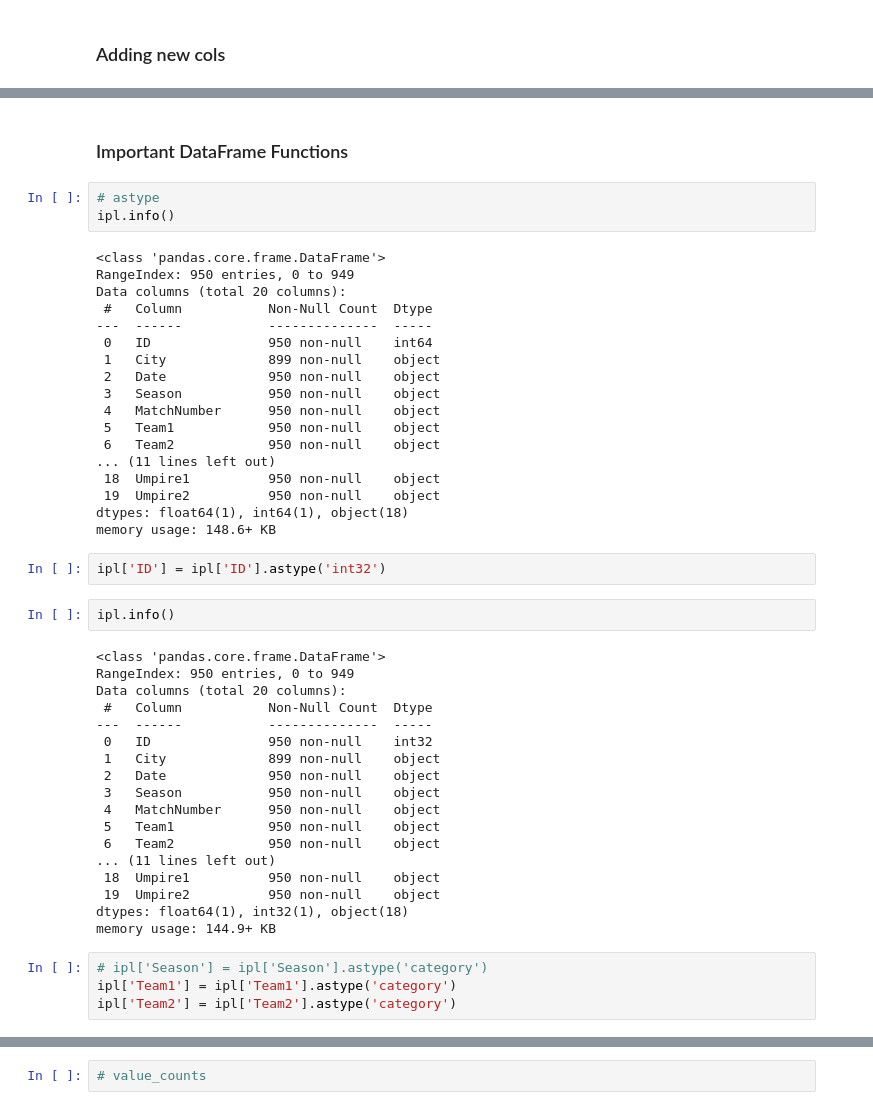
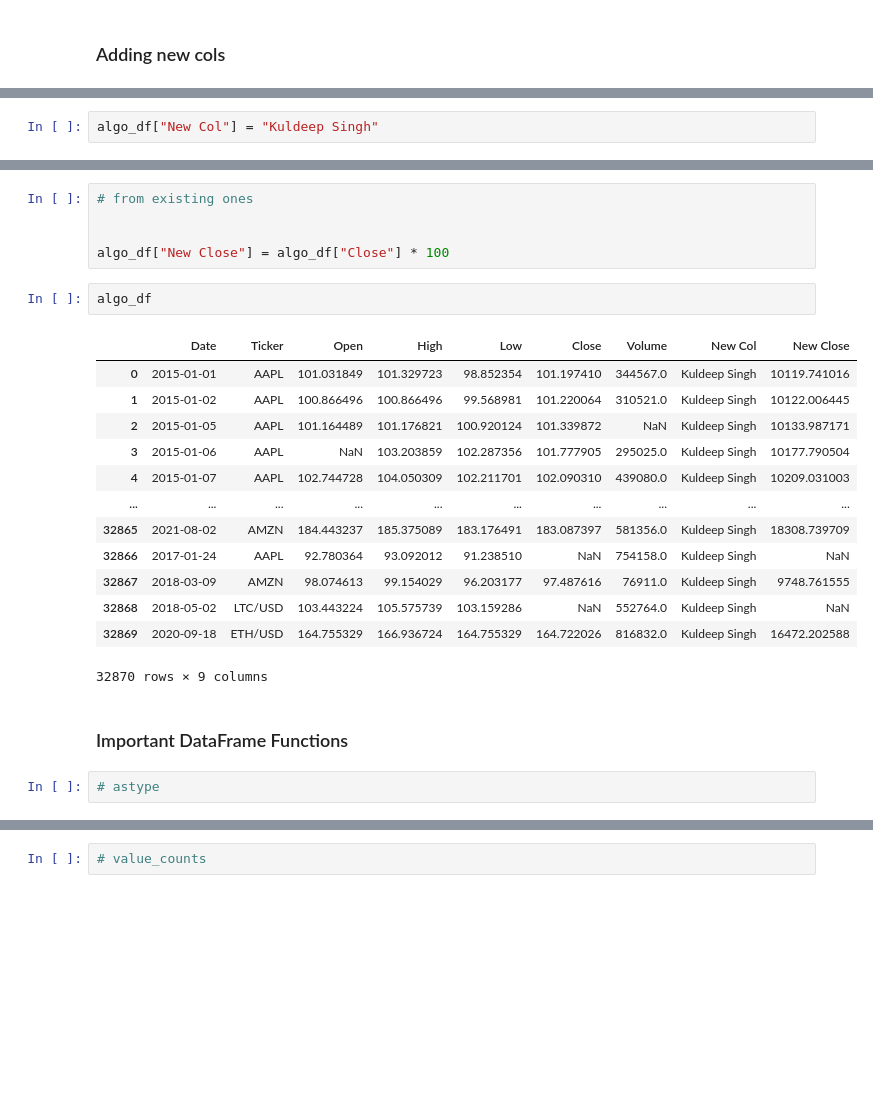
Before and after one commit to thekuldeepsingh/100-Days-Of-Hell-With-Python-Algotrading, a Jupyter notebook: Day_25_Pandas-Dataframes-In-Python-3/Day_25_Pandas-Dataframes-In-Python-3-1.ipynb, the cells around one changed output, grey strips where cells are left out. Cells and saved outputs as stored; diff of their text form; blank space fills up the shorter version.

```diff
--- a/Day_25_Pandas-Dataframes-In-Python-3/Day_25_Pandas-Dataframes-In-Python-3-1.ipynb
+++ b/Day_25_Pandas-Dataframes-In-Python-3/Day_25_Pandas-Dataframes-In-Python-3-1.ipynb
@@ -601,0 +208,2 @@ memory usage: 46.6+ KB
+# %%
+algo_df["New Col"] = "Kuldeep Singh"
@@ -602,49 +226,25 @@ memory usage: 46.6+ KB
+# %%
+# from existing ones
+
+
+algo_df["New Close"] = algo_df["Close"] * 100
+# %%
+algo_df
+# %% [output]
+|  | Date | Ticker | Open | High | Low | Close | Volume | New Col | New Close |
+| 0 | 2015-01-01 | AAPL | 101.031849 | 101.329723 | 98.852354 | 101.197410 | 344567.0 | Kuldeep Singh | 10119.741016 |
+| 1 | 2015-01-02 | AAPL | 100.866496 | 100.866496 | 99.568981 | 101.220064 | 310521.0 | Kuldeep Singh | 10122.006445 |
+| 2 | 2015-01-05 | AAPL | 101.164489 | 101.176821 | 100.920124 | 101.339872 | NaN | Kuldeep Singh | 10133.987171 |
+| 3 | 2015-01-06 | AAPL | NaN | 103.203859 | 102.287356 | 101.777905 | 295025.0 | Kuldeep Singh | 10177.790504 |
+| 4 | 2015-01-07 | AAPL | 102.744728 | 104.050309 | 102.211701 | 102.090310 | 439080.0 | Kuldeep Singh | 10209.031003 |
+| ... | ... | ... | ... | ... | ... | ... | ... | ... | ... |
+| 32865 | 2021-08-02 | AMZN | 184.443237 | 185.375089 | 183.176491 | 183.087397 | 581356.0 | Kuldeep Singh | 18308.739709 |
+| 32866 | 2017-01-24 | AAPL | 92.780364 | 93.092012 | 91.238510 | NaN | 754158.0 | Kuldeep Singh | NaN |
+| 32867 | 2018-03-09 | AMZN | 98.074613 | 99.154029 | 96.203177 | 97.487616 | 76911.0 | Kuldeep Singh | 9748.761555 |
+| 32868 | 2018-05-02 | LTC/USD | 103.443224 | 105.575739 | 103.159286 | NaN | 552764.0 | Kuldeep Singh | NaN |
+| 32869 | 2020-09-18 | ETH/USD | 164.755329 | 166.936724 | 164.755329 | 164.722026 | 816832.0 | Kuldeep Singh | 16472.202588 |
+32870 rows × 9 columns
 # %% [markdown]
 ### Important DataFrame Functions
 # %%
 # astype
-ipl.info()
-# %% [output]
-<class 'pandas.core.frame.DataFrame'>
-RangeIndex: 950 entries, 0 to 949
-Data columns (total 20 columns):
- #   Column           Non-Null Count  Dtype
----  ------           --------------  -----
- 0   ID               950 non-null    int64
- 1   City             899 non-null    object
- 2   Date             950 non-null    object
- 3   Season           950 non-null    object
- 4   MatchNumber      950 non-null    object
- 5   Team1            950 non-null    object
- 6   Team2            950 non-null    object
-... (11 lines left out)
- 18  Umpire1          950 non-null    object
- 19  Umpire2          950 non-null    object
-dtypes: float64(1), int64(1), object(18)
-memory usage: 148.6+ KB
-# %%
-ipl['ID'] = ipl['ID'].astype('int32')
-# %%
-ipl.info()
-# %% [output]
-<class 'pandas.core.frame.DataFrame'>
-RangeIndex: 950 entries, 0 to 949
-Data columns (total 20 columns):
- #   Column           Non-Null Count  Dtype
----  ------           --------------  -----
- 0   ID               950 non-null    int32
- 1   City             899 non-null    object
- 2   Date             950 non-null    object
- 3   Season           950 non-null    object
- 4   MatchNumber      950 non-null    object
- 5   Team1            950 non-null    object
- 6   Team2            950 non-null    object
-... (11 lines left out)
- 18  Umpire1          950 non-null    object
- 19  Umpire2          950 non-null    object
-dtypes: float64(1), int32(1), object(18)
-memory usage: 144.9+ KB
-# %%
-# ipl['Season'] = ipl['Season'].astype('category')
-ipl['Team1'] = ipl['Team1'].astype('category')
-ipl['Team2'] = ipl['Team2'].astype('category')
```
Also changed, not shown: parts of 74 cells of this notebook.
